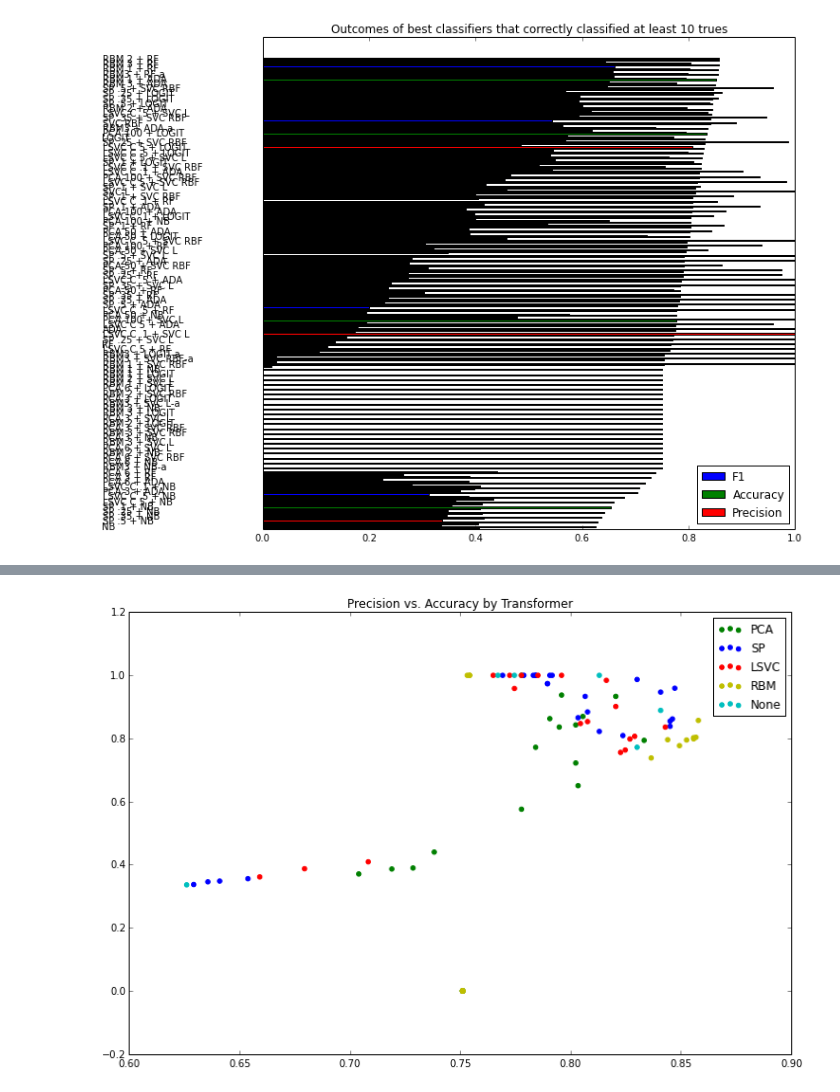
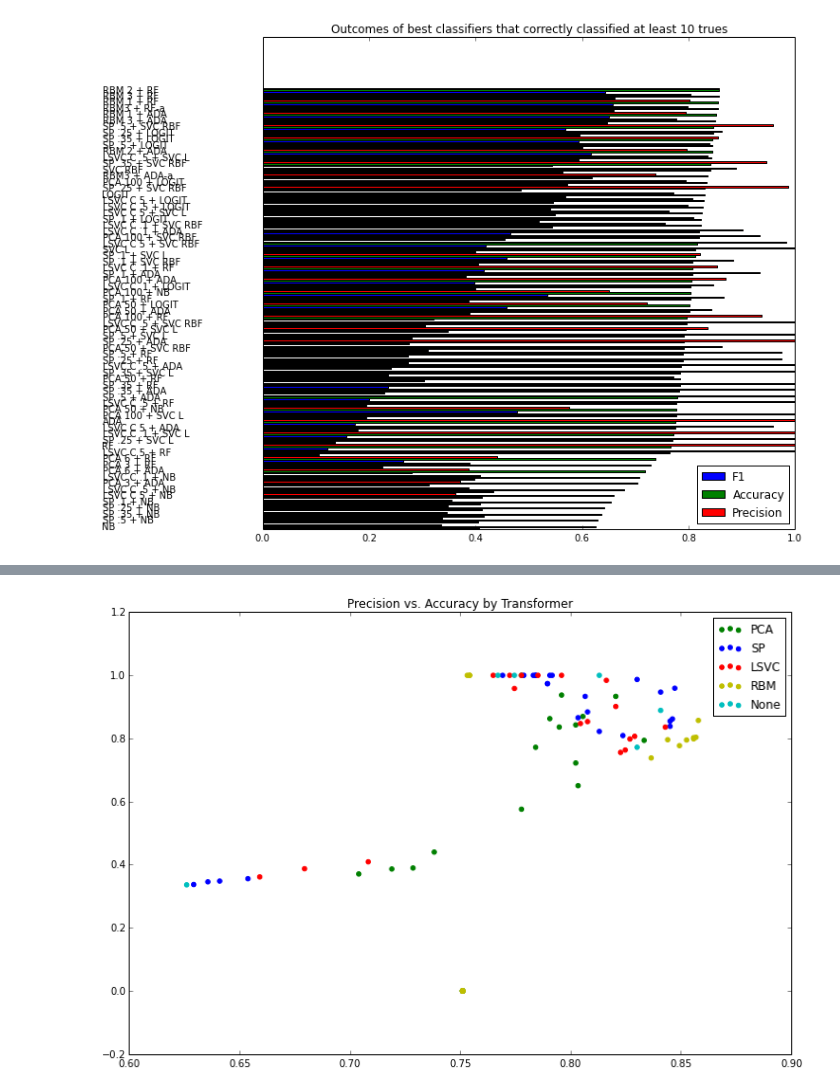
Before and after one commit to jacobboy/spring14, a Jupyter notebook: Graphin.ipynb, the cells around one changed output, grey strips where cells are left out. Cells and saved outputs as stored; diff of their text form; code cells hidden in the pictures.

```diff
--- a/Graphin.ipynb
+++ b/Graphin.ipynb
@@ -61,26 +63,26 @@ tr_names = ['PCA', 'SP', 'LSVC', 'RBM', 'None']
 clfs = [ada, rf, svcl, svcrbf, logit, nb]
 clf_names = ['ADA', 'RF', 'SVC-l', 'SVC-rbf', 'logit', 'NB']
 # %%
-# dispscores = scores[scores['truecount']>10]
-dispscores = scores
+dispscores = scores[scores['truecount']>10].sort(columns=['acc'])
+# dispscores = scores
 
 indices = np.arange(dispscores.shape[0])
 pl.figure(figsize=(12,8))
 pl.barh(indices, dispscores['f1'], .2, label='F1', color='b')
 pl.barh(indices+.3, dispscores['acc'], .2, label='Accuracy', color='g')
 pl.barh(indices+.6, dispscores['prec'], .2, label='Precision', color='r')
 pl.yticks(())
 pl.legend(loc='best')
 pl.subplots_adjust(left=.25)
 pl.subplots_adjust(top=.95)
 pl.subplots_adjust(bottom=.05)
 
 pl.title("Outcomes of best classifiers that correctly classified at least 10 trues")
 
-for i, l in zip(indices, scores['name']):
+for i, l in zip(indices, dispscores['name']):
     pl.text(-.3, i, l)
 
 # pl.savefig('data/mega')
 pl.show()
 # %% [output]
-[figure, old version]
+[figure, new version]
```
Also changed, not shown: parts of 15 cells of this notebook.
